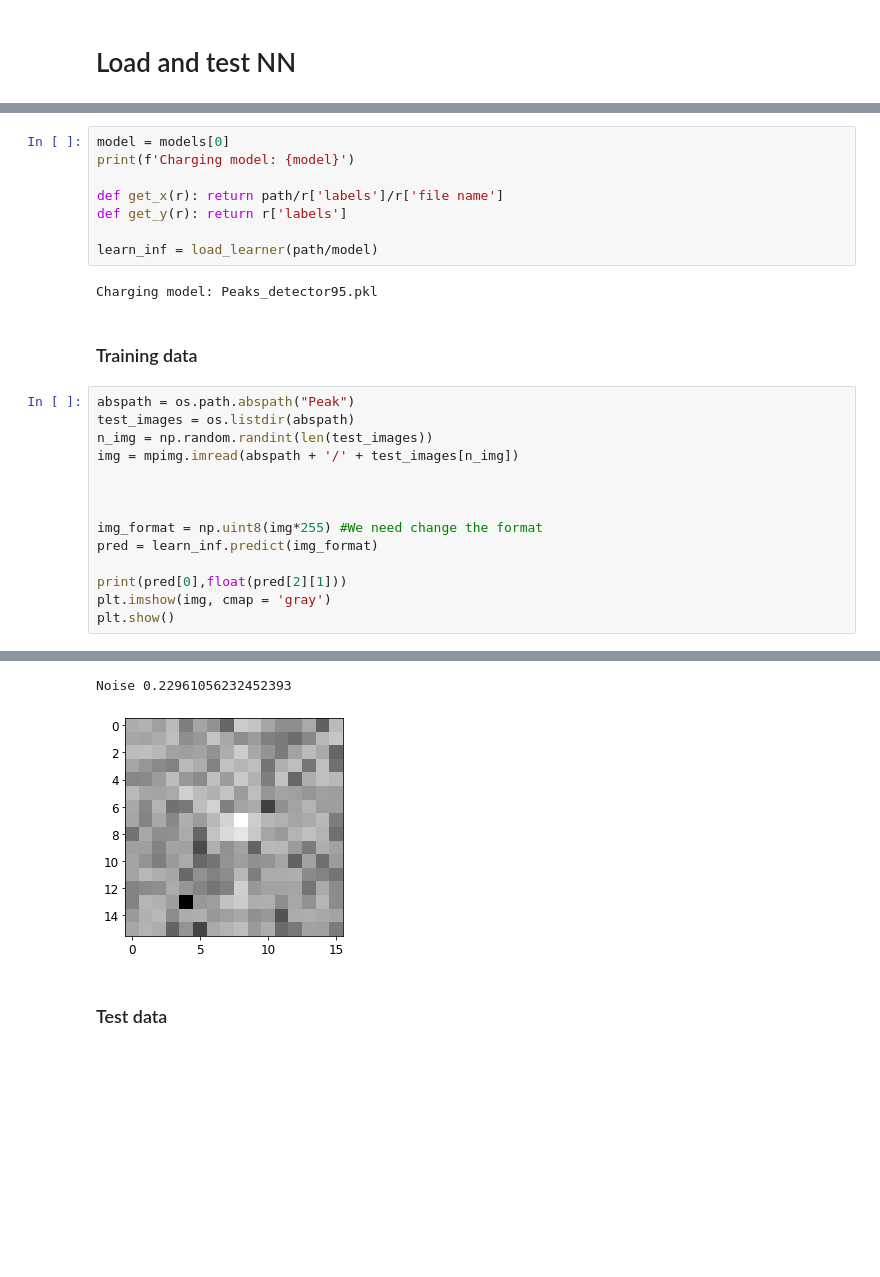
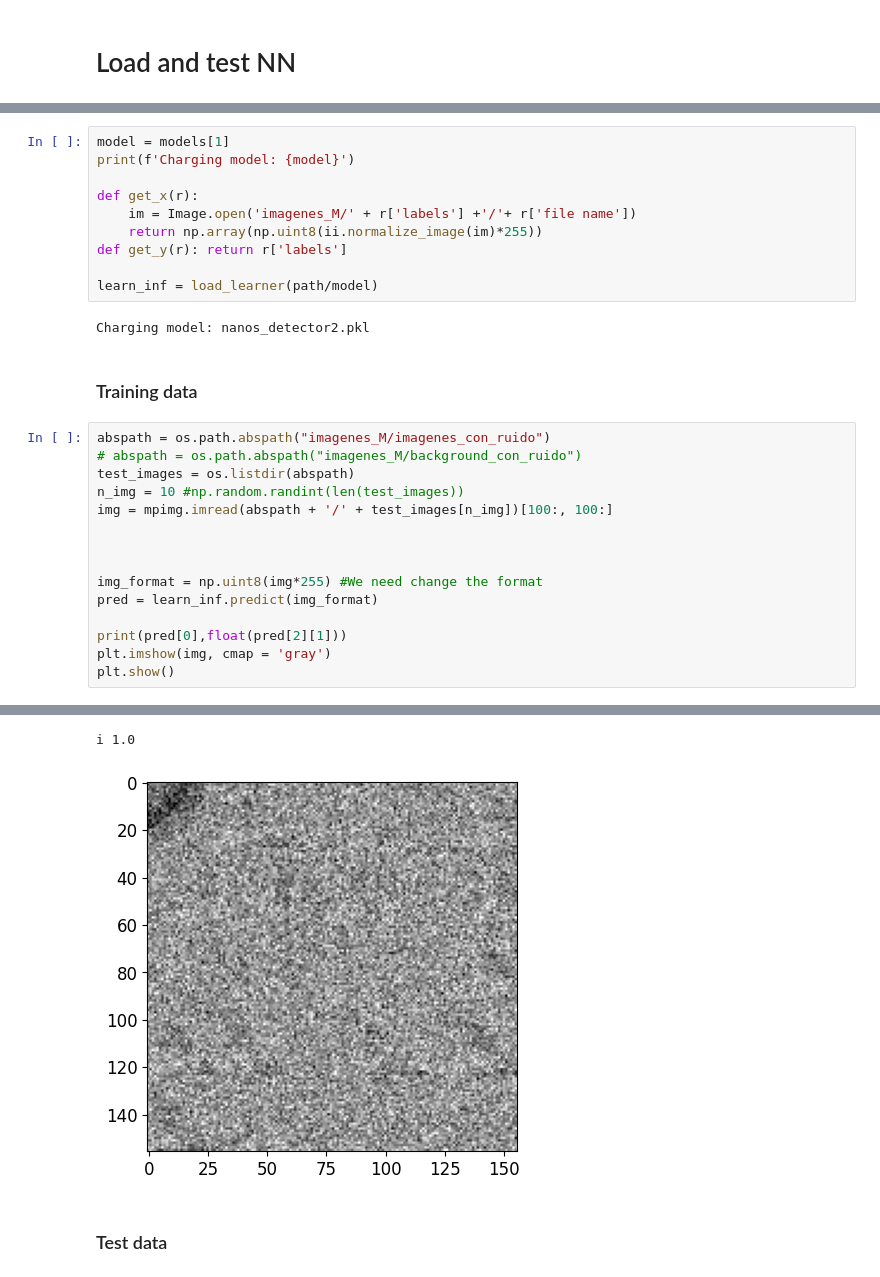
Before and after one commit to JosepCru/Hackathon-2024-GAeN, a Jupyter notebook: Ivan/Peaks_detector.ipynb, the cells around one changed output, grey strips where cells are left out. Cells and saved outputs as stored; diff of their text form; blank space fills up the shorter version.

```diff
--- a/Ivan/Peaks_detector.ipynb
+++ b/Ivan/Peaks_detector.ipynb
@@ -146,33 +176,36 @@ models
 # %%
-model = models[0]
+model = models[1]
 print(f'Charging model: {model}')
 
-def get_x(r): return path/r['labels']/r['file name']
+def get_x(r):
+    im = Image.open('imagenes_M/' + r['labels'] +'/'+ r['file name'])
+    return np.array(np.uint8(ii.normalize_image(im)*255))
 def get_y(r): return r['labels']
 
 learn_inf = load_learner(path/model)
 # %% [output]
-Charging model: Peaks_detector95.pkl
+Charging model: nanos_detector2.pkl
 # %% [markdown]
 ### Training data
 # %%
-abspath = os.path.abspath("Peak")
+abspath = os.path.abspath("imagenes_M/imagenes_con_ruido")
+# abspath = os.path.abspath("imagenes_M/background_con_ruido")
 test_images = os.listdir(abspath)
-n_img = np.random.randint(len(test_images))
-img = mpimg.imread(abspath + '/' + test_images[n_img])
+n_img = 10 #np.random.randint(len(test_images))
+img = mpimg.imread(abspath + '/' + test_images[n_img])[100:, 100:]
 
 
 
 img_format = np.uint8(img*255) #We need change the format
 pred = learn_inf.predict(img_format)
 
 print(pred[0],float(pred[2][1]))
 plt.imshow(img, cmap = 'gray')
 plt.show()
 # %% [output]
 [interactive output not drawn]
-Noise 0.22961056232452393
+i 1.0
-[figure, old version]
+[figure, new version]
 # %% [markdown]
 ### Test data
 # %%
```
Also changed, not shown: parts of 16 cells of this notebook, 5 other files.
